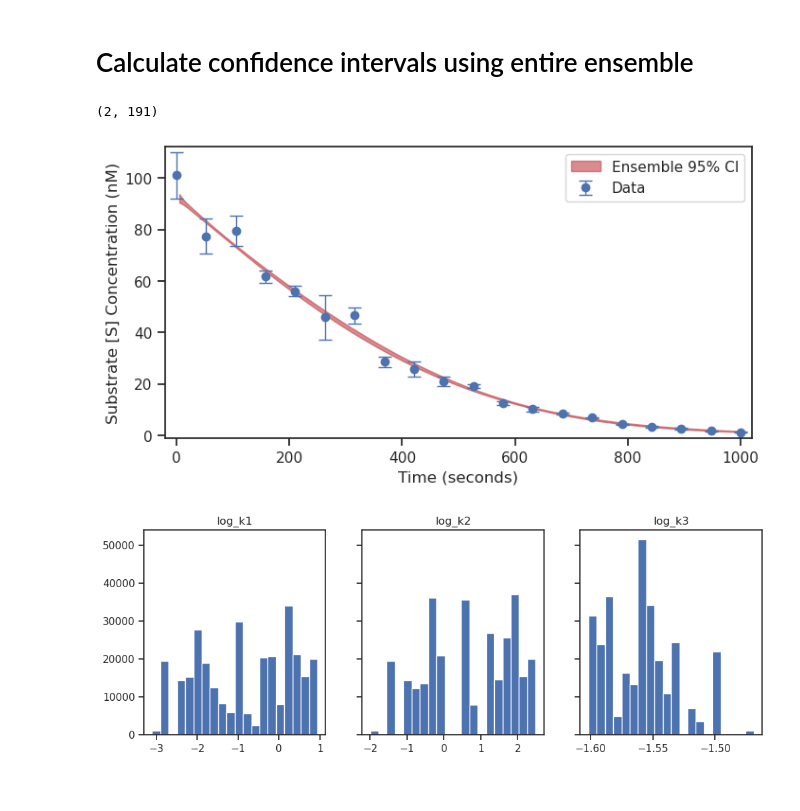
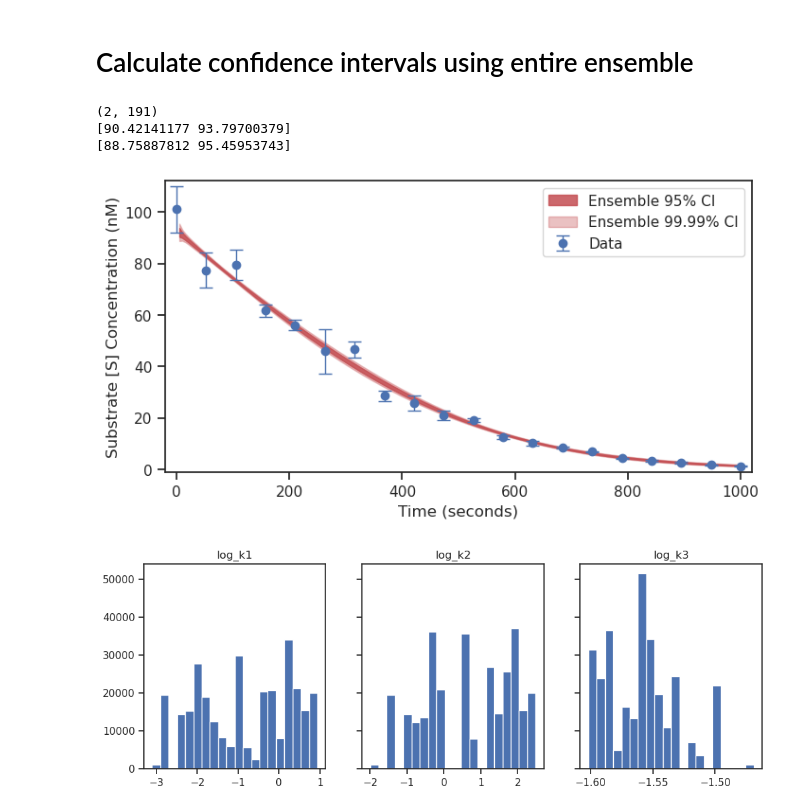
Before and after one commit to LarkinIt/ModelCalibrationExamples, a Jupyter notebook: Michaelis-Menten/mm_example.ipynb, the cells around one changed output. Saved outputs shown, nothing was run; the diff lists cells and outputs as text; code cells hidden in the pictures.

Commit message:
Finished visualization results for MM.

```diff
--- a/Michaelis-Menten/mm_example.ipynb
+++ b/Michaelis-Menten/mm_example.ipynb
@@ -295,22 +283,31 @@ import scipy.stats as st
 ci = 0.95
 intervals = np.array(st.norm.interval(alpha=ci, loc=np.mean(trajs, axis=0), scale=np.std(trajs, axis=0)))
 print(intervals.shape)
+
+ci2 = 0.9999
+intervals2 = np.array(st.norm.interval(alpha=ci2, loc=np.mean(trajs, axis=0), scale=np.std(trajs, axis=0)))
+
+print(intervals[:, 1])
+print(intervals2[:, 1])
 # %% [output]
 (2, 191)
+[90.42141177 93.79700379]
+[88.75887812 95.45953743]
 # %%
 sim_ts = np.linspace(0, duration, num=intervals.shape[1])
 
-plt.figure(figsize=(8,4)),
+plt.figure(figsize=(8,4))
 
 # plot experimental data
 plt.errorbar(data_ts, data_means, yerr=data_stds, capsize=5, color="b", alpha=1.0, lw=0, marker="o", elinewidth=1, label='Data');
 # plot ensemble predictions
-plt.fill_between(sim_ts, intervals[0, :], intervals[1, :], alpha=0.65, color='r', label="Ensemble {pct:n}% CI".format(pct=ci*100))
+plt.fill_between(sim_ts, intervals[0, :], intervals[1, :], alpha=0.85, color='r', label="Ensemble {pct:n}% CI".format(pct=ci*100))
+plt.fill_between(sim_ts, intervals2[0, :], intervals2[1, :], alpha=0.35, color='r', label="Ensemble {pct:n}% CI".format(pct=ci2*100))
 
 plt.xlabel("Time (seconds)"); plt.ylabel("Substrate [S] Concentration (nM)");
 plt.margins(x=0.02, y=0.02); plt.legend();
 # %% [output]
-[figure, old version]
+[figure, new version]
 # %%
 samps = ensemble.x_vectors
 f, (ax1, ax2, ax3) = plt.subplots(1, 3, figsize=(12,4), sharey=True)
```
Also changed, not shown: parts of 6 cells of this notebook.
